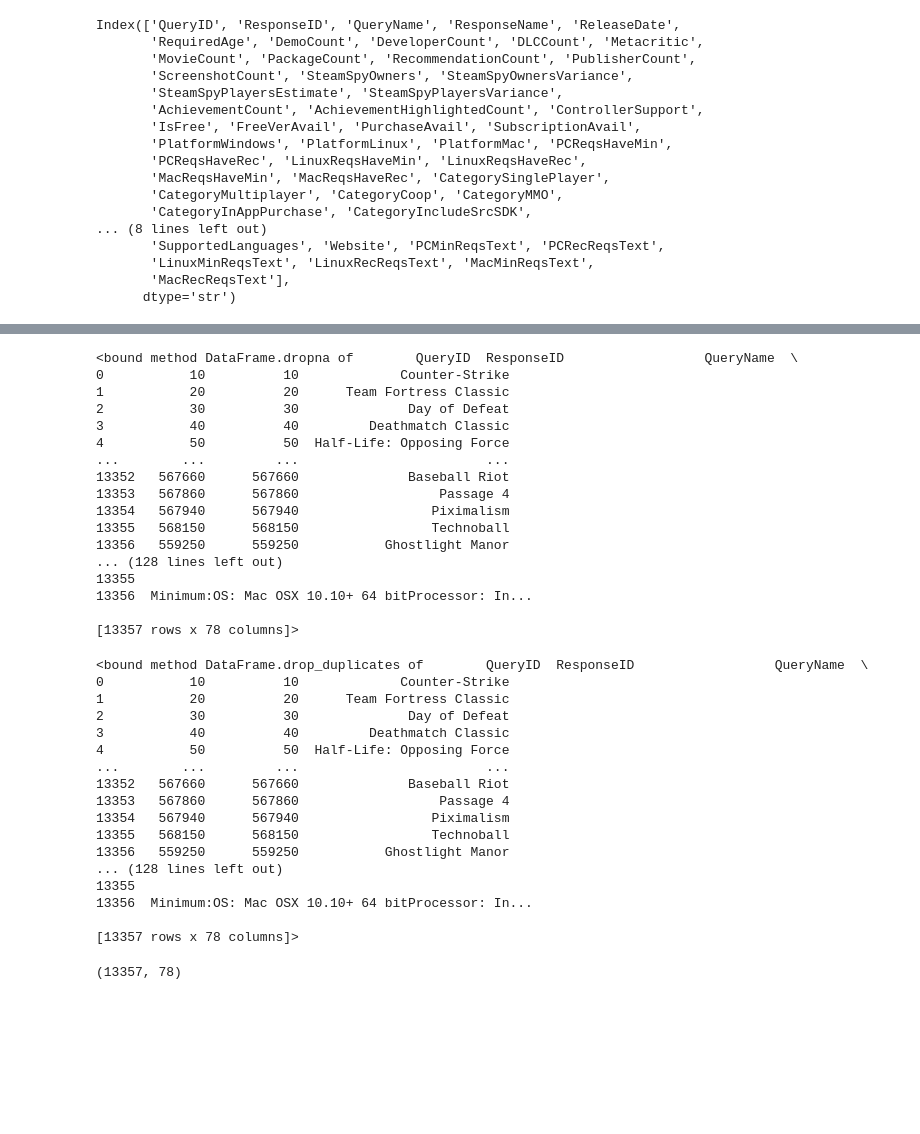
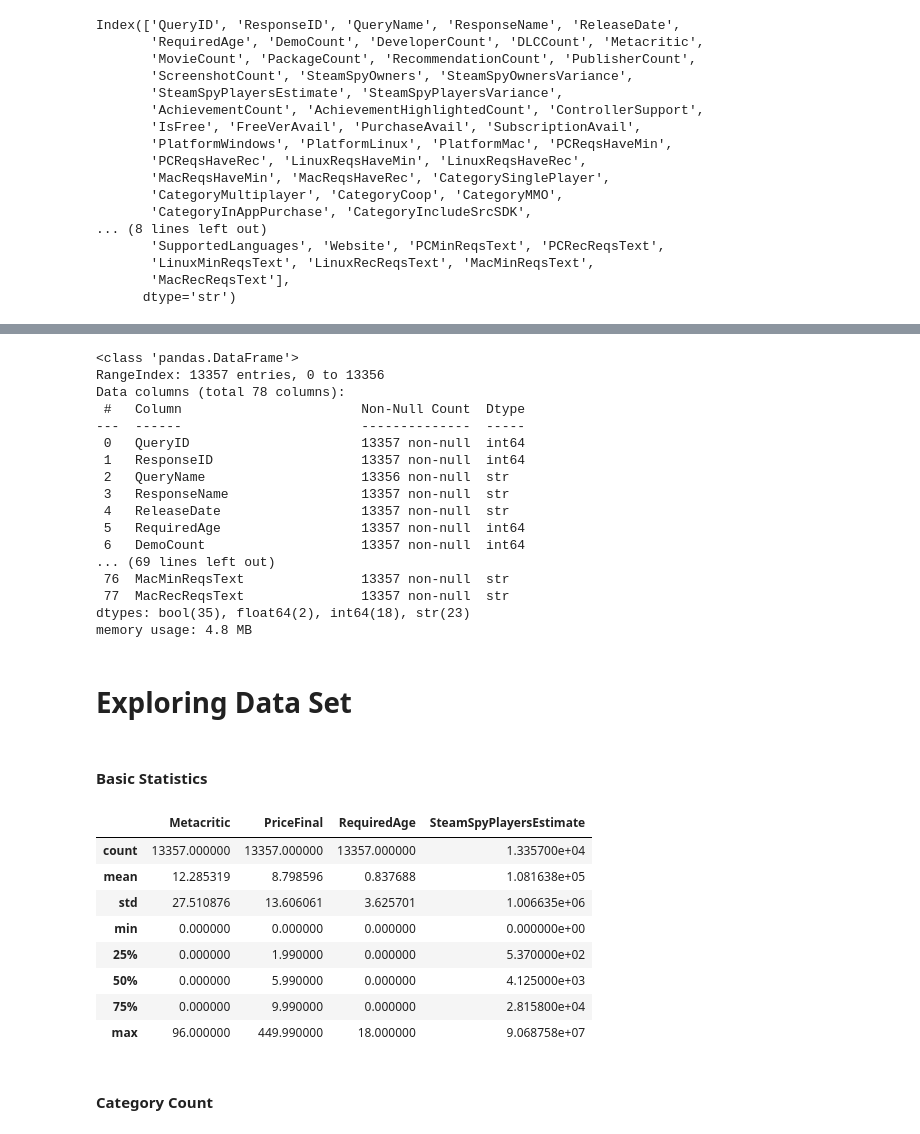
Before and after one commit to Pranishgrg21/Game_features_analysis, a Jupyter notebook: game_analysis.ipynb, the cells around one changed output, grey strips where cells are left out. Saved outputs shown, nothing was run; the diff lists cells and outputs as text; code cells hidden in the pictures; blank space fills up the shorter version.

Commit message:
Data loading and understanding game-features

```diff
--- a/game_analysis.ipynb
+++ b/game_analysis.ipynb
@@ -66,44 +69,38 @@ Length: 78, dtype: int64
 # %%
-df.dropna
+df.info()
 # %% [output]
-<bound method DataFrame.dropna of        QueryID  ResponseID                  QueryName  \
-0           10          10             Counter-Strike
-1           20          20      Team Fortress Classic
-2           30          30              Day of Defeat
-3           40          40         Deathmatch Classic
-4           50          50  Half-Life: Opposing Force
-...        ...         ...                        ...
-13352   567660      567660              Baseball Riot
-13353   567860      567860                  Passage 4
-13354   567940      567940                 Piximalism
-13355   568150      568150                 Technoball
-13356   559250      559250           Ghostlight Manor
-... (128 lines left out)
-13355
-13356  Minimum:OS: Mac OSX 10.10+ 64 bitProcessor: In...
-
-[13357 rows x 78 columns]>
+<class 'pandas.DataFrame'>
+RangeIndex: 13357 entries, 0 to 13356
+Data columns (total 78 columns):
+ #   Column                       Non-Null Count  Dtype
+---  ------                       --------------  -----
+ 0   QueryID                      13357 non-null  int64
+ 1   ResponseID                   13357 non-null  int64
+ 2   QueryName                    13356 non-null  str
+ 3   ResponseName                 13357 non-null  str
+ 4   ReleaseDate                  13357 non-null  str
+ 5   RequiredAge                  13357 non-null  int64
+ 6   DemoCount                    13357 non-null  int64
+... (69 lines left out)
+ 76  MacMinReqsText               13357 non-null  str
+ 77  MacRecReqsText               13357 non-null  str
+dtypes: bool(35), float64(2), int64(18), str(23)
+memory usage: 4.8 MB
-# %%
-df.drop_duplicates
-# %% [output]
-<bound method DataFrame.drop_duplicates of        QueryID  ResponseID                  QueryName  \
-0           10          10             Counter-Strike
-1           20          20      Team Fortress Classic
-2           30          30              Day of Defeat
-3           40          40         Deathmatch Classic
-4           50          50  Half-Life: Opposing Force
-...        ...         ...                        ...
-13352   567660      567660              Baseball Riot
-13353   567860      567860                  Passage 4
-13354   567940      567940                 Piximalism
-13355   568150      568150                 Technoball
-13356   559250      559250           Ghostlight Manor
-... (128 lines left out)
-13355
-13356  Minimum:OS: Mac OSX 10.10+ 64 bitProcessor: In...
-
-[13357 rows x 78 columns]>
-# %%
-df.shape
-# %% [output]
-(13357, 78)
+# %% [markdown]
+# Exploring Data Set
+# %% [markdown]
+#### Basic Statistics
+# %%
+df[["Metacritic", "PriceFinal", "RequiredAge", "SteamSpyPlayersEstimate"]].describe()
+# %% [output]
+|  | Metacritic | PriceFinal | RequiredAge | SteamSpyPlayersEstimate |
+| count | 13357.000000 | 13357.000000 | 13357.000000 | 1.335700e+04 |
+| mean | 12.285319 | 8.798596 | 0.837688 | 1.081638e+05 |
+| std | 27.510876 | 13.606061 | 3.625701 | 1.006635e+06 |
+| min | 0.000000 | 0.000000 | 0.000000 | 0.000000e+00 |
+| 25% | 0.000000 | 1.990000 | 0.000000 | 5.370000e+02 |
+| 50% | 0.000000 | 5.990000 | 0.000000 | 4.125000e+03 |
+| 75% | 0.000000 | 9.990000 | 0.000000 | 2.815800e+04 |
+| max | 96.000000 | 449.990000 | 18.000000 | 9.068758e+07 |
+# %% [markdown]
+#### Category Count
```
Also changed, not shown: parts of 20 cells of this notebook, 3 other files.
